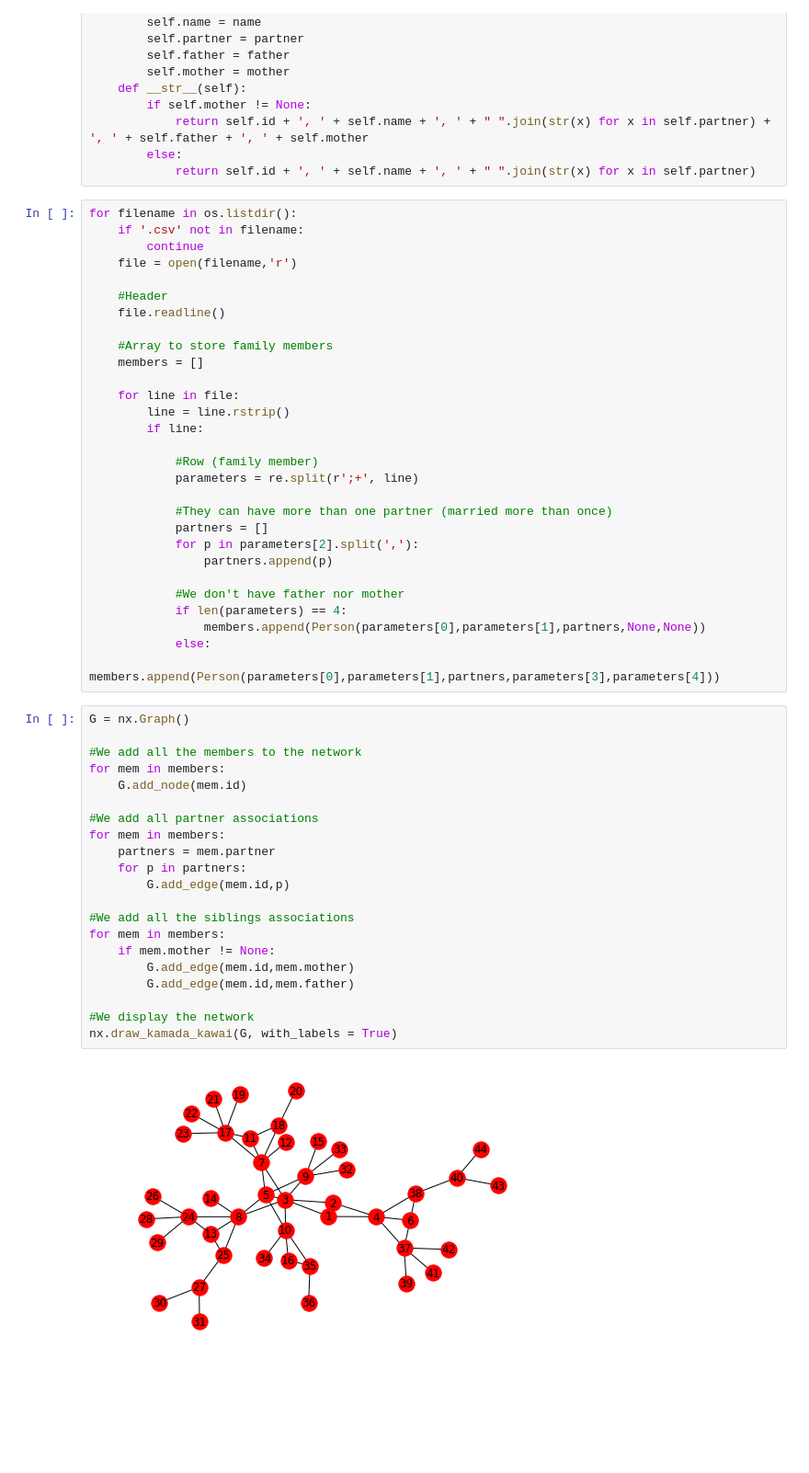
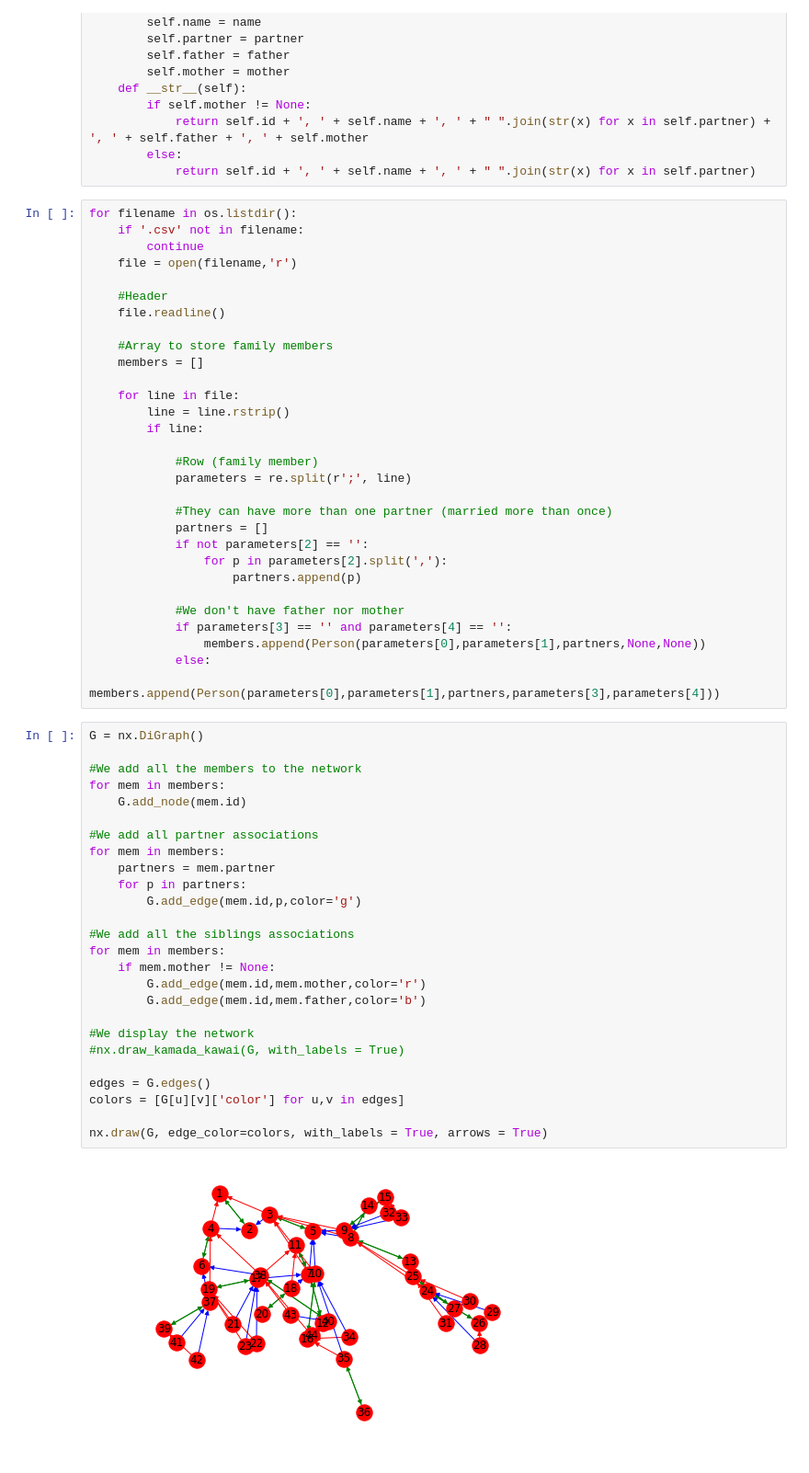
Before and after one commit to cristian-g/complexity, a Jupyter notebook: file_parser.ipynb, the cells around one changed output. Shown: that part at 92% size. Drawn from its saved outputs; the diff is of its cells as text; blank space fills up the shorter version.

Commit message:
Solved a parsing bug and added colors and directions
- Solved a bug related to the parsing of the csv file that caused a wrong reading of nodes without partners (father was read as if it was a partner). The bug was caused by a wrong RE which performed a wrong split of the line
- Added new colors to the graph. Partners are now using a green edge, while mother is related with a red edge and father with a blue edge
- Using Directed Graph to make it easier to understand (partners are bidirectional while mother/father have just one direction)

```diff
--- a/file_parser.ipynb
+++ b/file_parser.ipynb
@@ -32,38 +32,44 @@ for filename in os.listdir():
         if line:
 
             #Row (family member)
-            parameters = re.split(r';+', line)
+            parameters = re.split(r';', line)
 
             #They can have more than one partner (married more than once)
             partners = []
-            for p in parameters[2].split(','):
-                partners.append(p)
+            if not parameters[2] == '':
+                for p in parameters[2].split(','):
+                    partners.append(p)
 
             #We don't have father nor mother
-            if len(parameters) == 4:
+            if parameters[3] == '' and parameters[4] == '':
                 members.append(Person(parameters[0],parameters[1],partners,None,None))
             else:
                 members.append(Person(parameters[0],parameters[1],partners,parameters[3],parameters[4]))
 # %%
-G = nx.Graph()
+G = nx.DiGraph()
 
 #We add all the members to the network
 for mem in members:
     G.add_node(mem.id)
 
 #We add all partner associations
 for mem in members:
     partners = mem.partner
     for p in partners:
-        G.add_edge(mem.id,p)
+        G.add_edge(mem.id,p,color='g')
 
 #We add all the siblings associations
 for mem in members:
     if mem.mother != None:
-        G.add_edge(mem.id,mem.mother)
-        G.add_edge(mem.id,mem.father)
+        G.add_edge(mem.id,mem.mother,color='r')
+        G.add_edge(mem.id,mem.father,color='b')
 
 #We display the network
-nx.draw_kamada_kawai(G, with_labels = True)
+#nx.draw_kamada_kawai(G, with_labels = True)
+
+edges = G.edges()
+colors = [G[u][v]['color'] for u,v in edges]
+
+nx.draw(G, edge_color=colors, with_labels = True, arrows = True)
 # %% [output]
-[figure, old version]
+[figure, new version]
```
